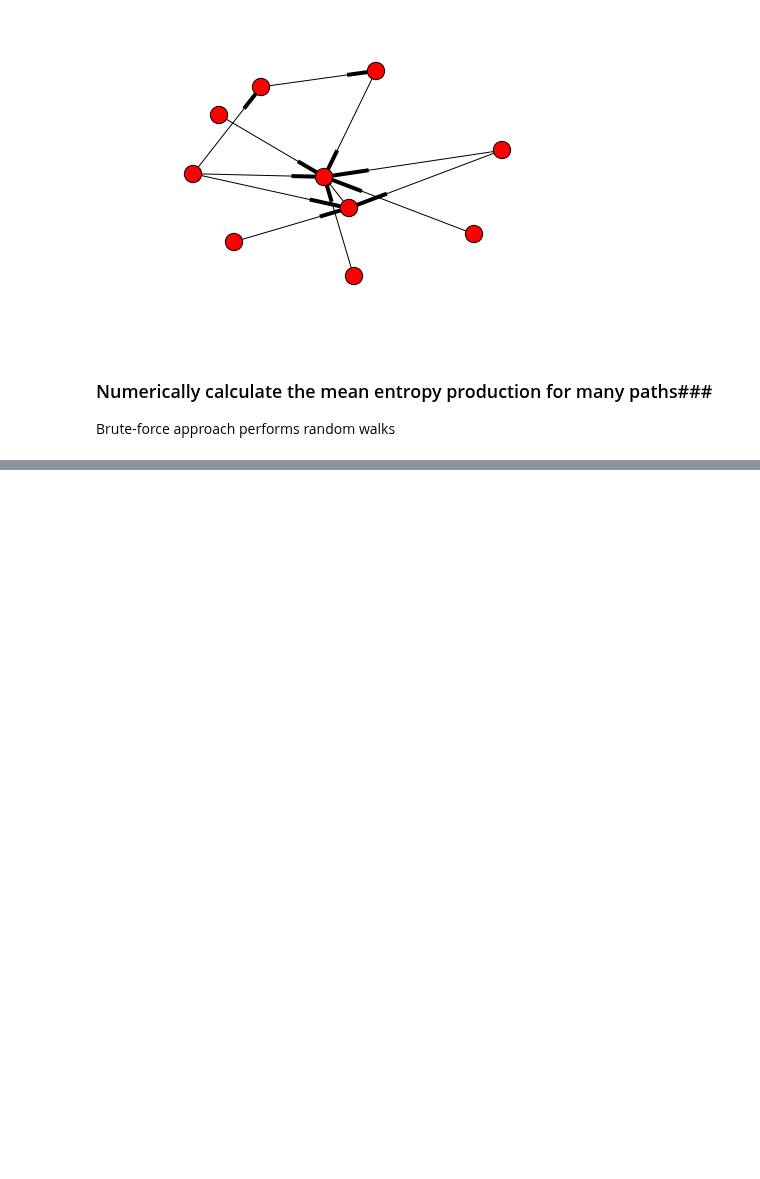
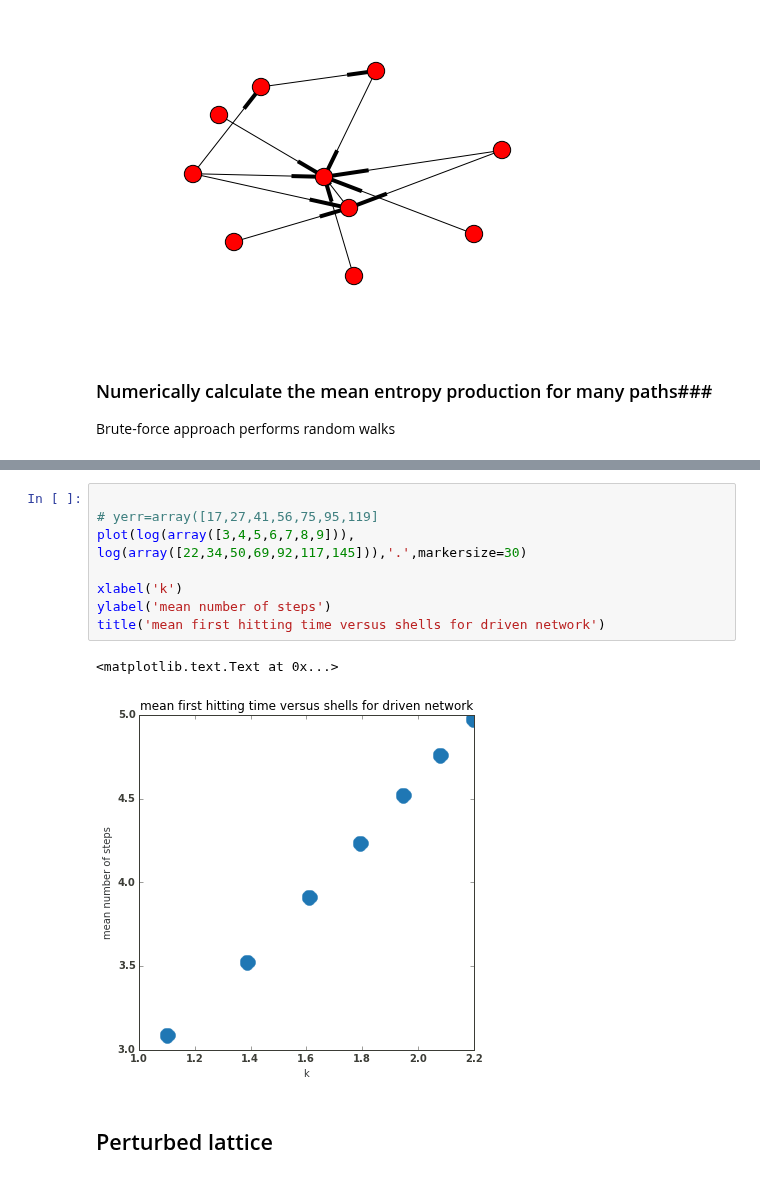
Before and after one commit to williamgilpin/netsim, a Jupyter notebook: simple_models.ipynb, the cells around one changed output, grey strips where cells are left out. Cells and saved outputs as stored; diff of their text form; blank space fills up the shorter version.

```diff
--- a/simple_models.ipynb
+++ b/simple_models.ipynb
@@ -563,0 +709,13 @@ print (real(ss_ent(tmat2)))
+# %%
+
+# yerr=array([17,27,41,56,75,95,119]
+plot(log(array([3,4,5,6,7,8,9])), log(array([22,34,50,69,92,117,145])),'.',markersize=30)
+
+xlabel('k')
+ylabel('mean number of steps')
+title('mean first hitting time versus shells for driven network')
+# %% [output]
+<matplotlib.text.Text at 0x...>
+[figure, added]
+# %% [markdown]
+## Perturbed lattice
```
Also changed, not shown: parts of 22 cells of this notebook, 2 other files.
